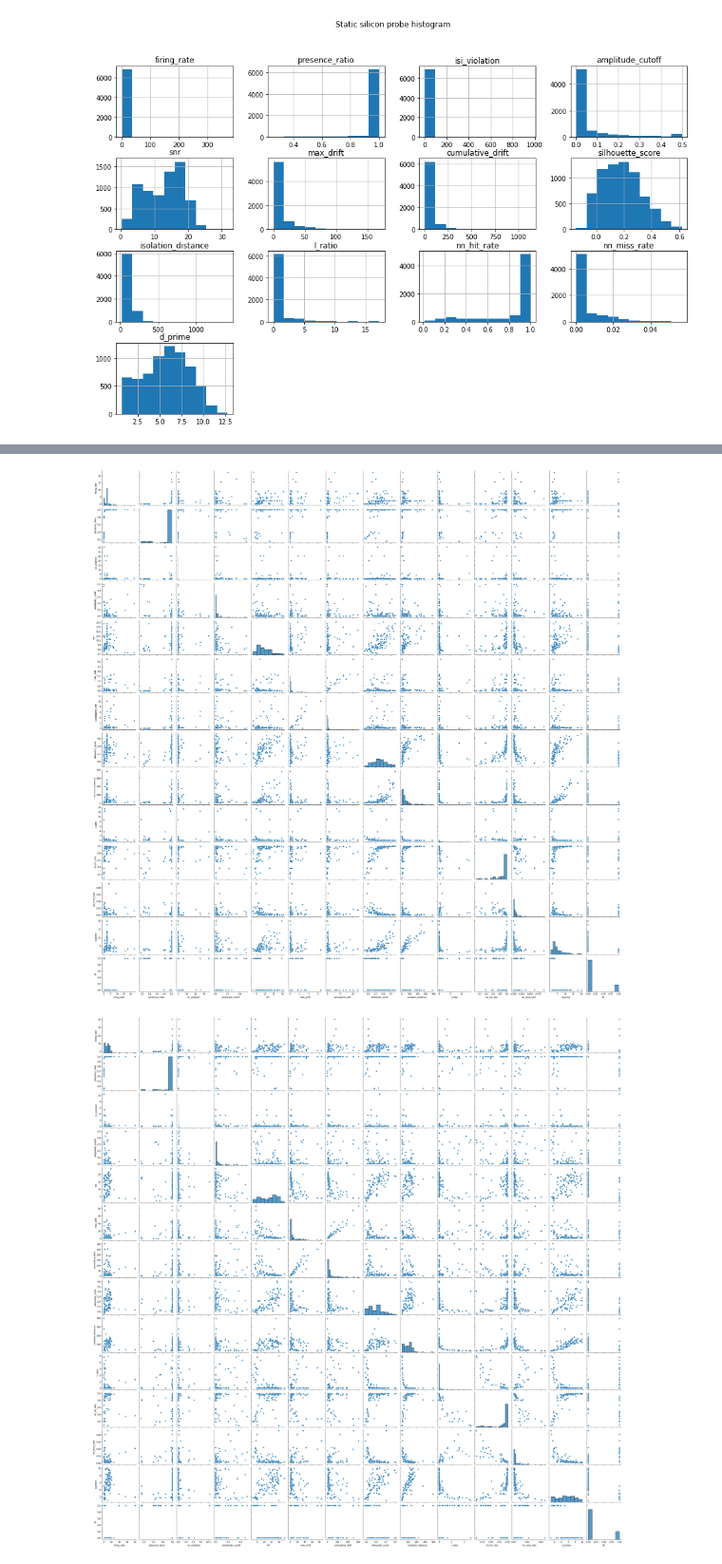
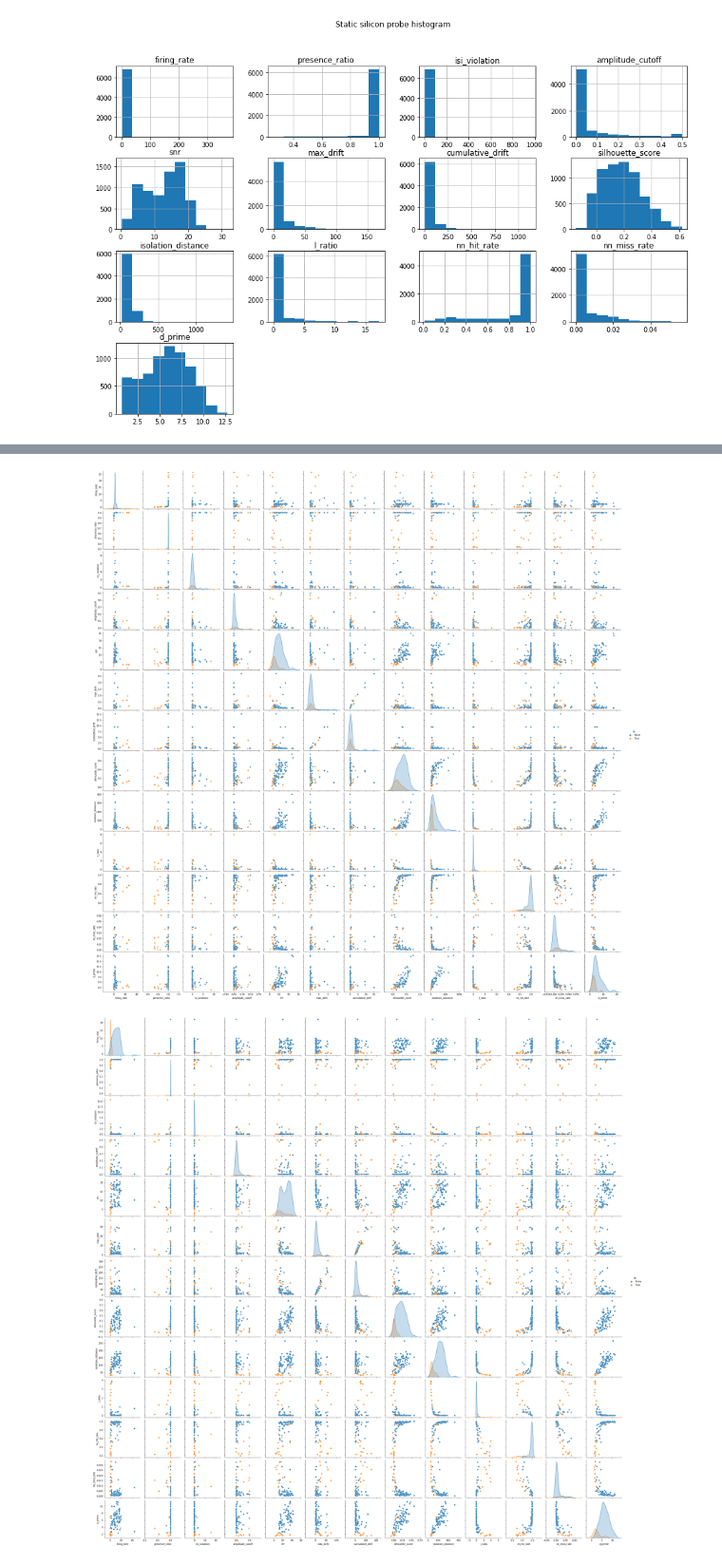
Before and after one commit to michaeljohnclancy/truespikes, a Jupyter notebook: notebooks/analysis/split_by_probe_type.ipynb, the cells around one changed output, grey strips where cells are left out. Shown at 95% size. Saved outputs shown, nothing was run; the diff lists cells and outputs as text; code cells hidden in the pictures.

Commit message:
More analysis on metrics split by sorter type

```diff
--- a/notebooks/analysis/split_by_probe_type.ipynb
+++ b/notebooks/analysis/split_by_probe_type.ipynb
@@ -134,12 +136,11 @@ plot_feature_histograms(
 # %%
-# Displays pair plots for 100 samples between metrics for silicon probe and tetrode datasets
+# Displays pair plots for 100 samples between metrics for silicon probe and tetrode datasets, colour coded by the class
 
-import seaborn as sns
-sns.pairplot(static_tetrode_metric_data.sample(n=100), height=2.5).savefig('/home/mclancy/truespikes/figures/feature_selection/metric_description/static_tetrode_metric_100n_pair_plot.pdf')
-sns.pairplot(static_siprobe_metric_data.sample(n=100), height=2.5).savefig('/home/mclancy/truespikes/figures/feature_selection/metric_description/static_siprobe_metric_100n_pair_plot.pdf')
+sns.pairplot(static_tetrode_metric_data.sample(n=100), height=2.5, hue='fp').savefig('/home/mclancy/truespikes/figures/feature_selection/metric_description/static_tetrode_metric_100n_pair_plot.pdf')
+sns.pairplot(static_siprobe_metric_data.sample(n=100), height=2.5, hue='fp').savefig('/home/mclancy/truespikes/figures/feature_selection/metric_description/static_siprobe_metric_100n_pair_plot.pdf')
 # %% [output]
-[figure, old version]
+[figure, new version]
-[figure, old version]
+[figure, new version]
 # %%
 import matplotlib.pyplot as plt
 from heatmap import corrplot
```
Also changed, not shown: parts of 6 cells of this notebook, 17 other files.
